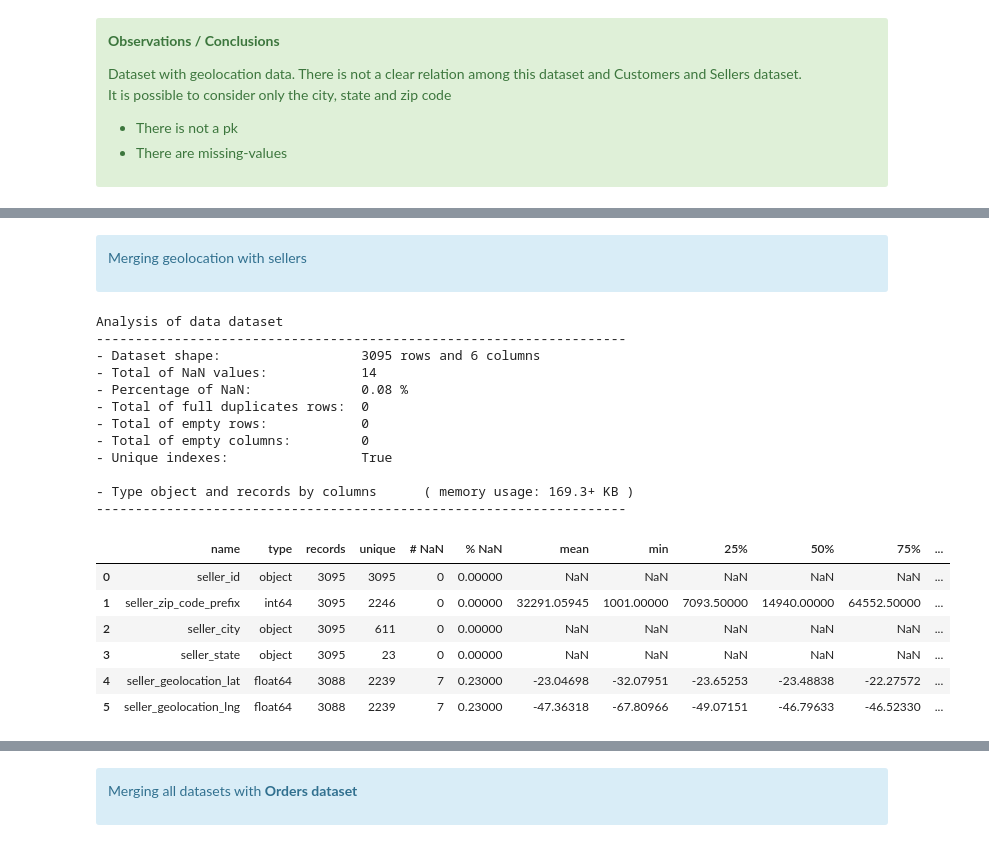
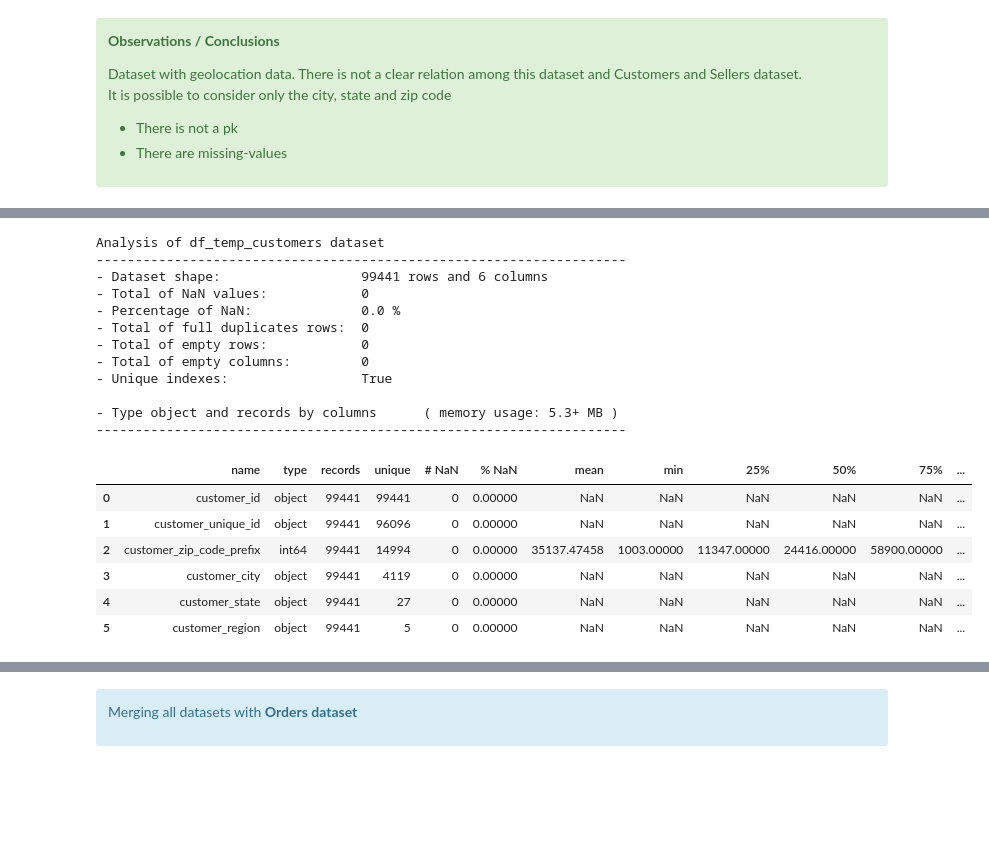
Before and after one commit to samirhinojosa/OC-P5-segment-customers-of-website, a Jupyter notebook: analysis_notebook.ipynb, the cells around one changed output, grey strips where cells are left out. Saved outputs shown, nothing was run; the diff lists cells and outputs as text; code cells hidden in the pictures; blank space fills up the shorter version.

```diff
--- a/analysis_notebook.ipynb
+++ b/analysis_notebook.ipynb
@@ -1128 +1054,4 @@ df_geolocation.drop_duplicates(subset=["geolocation_zip_code_prefix"], keep="fir
 </div>
+# %%
+df_customers["zip_code_in_geolocation"] = df_customers["customer_zip_code_prefix"].isin(df_geolocations["geolocation_zip_code_prefix"])
+df_customers[df_customers["zip_code_in_geolocation"] == False]
@@ -1128,0 +1077,4 @@ df_geolocation.drop_duplicates(subset=["geolocation_zip_code_prefix"], keep="fir
+# %%
+df_temp_geolocations = df_geolocations[["geolocation_state", "geolocation_region"]].copy()
+# %%
+df_temp_geolocations.drop_duplicates(subset=["geolocation_state"], keep="first", inplace=True)
@@ -1129,8 +1102,7 @@ df_geolocation.drop_duplicates(subset=["geolocation_zip_code_prefix"], keep="fir
 # %%
-df_temp_customers = df_customers.merge(right=df_geolocation[["geolocation_zip_code_prefix", "geolocation_lat", "geolocation_lng"]],
-                                      right_on="geolocation_zip_code_prefix", left_on="customer_zip_code_prefix", how="left")
+df_temp_customers = df_customers.merge(right=df_temp_geolocations[["geolocation_state", "geolocation_region"]],
+                                      right_on="geolocation_state", left_on="customer_state", how="left")
 
-df_temp_customers["customer_geolocation_lat"] = df_temp_customers["geolocation_lat"]
-df_temp_customers["customer_geolocation_lng"] = df_temp_customers["geolocation_lng"]
+df_temp_customers["customer_region"] = df_temp_customers["geolocation_region"]
 
-df_temp_customers.drop(columns=["geolocation_zip_code_prefix", "geolocation_lat", "geolocation_lng"], axis=1, inplace=True)
+df_temp_customers.drop(columns=["geolocation_state", "geolocation_region", "zip_code_in_geolocation"], axis=1, inplace=True)
@@ -1160,4 +1108,0 @@ Analysis of data dataset
-# %% [markdown]
-<div class="alert alert-block alert-info">
-    <p>Merging geolocation with sellers</p>
-</div>
@@ -1172,22 +1109,22 @@ df_temp_sellers.drop(columns=["geolocation_zip_code_prefix", "geolocation_lat",
-# %%
-df_analysis(df_temp_sellers, "data", type_analysis="complete")
-# %% [output]
-Analysis of data dataset
---------------------------------------------------------------------
-- Dataset shape:                  3095 rows and 6 columns
-- Total of NaN values:            14
-- Percentage of NaN:              0.08 %
-- Total of full duplicates rows:  0
-- Total of empty rows:            0
-- Total of empty columns:         0
-- Unique indexes:                 True
-
-- Type object and records by columns      ( memory usage: 169.3+ KB )
---------------------------------------------------------------------
-|  | name | type | records | unique | # NaN | % NaN | mean | min | 25% | 50% | 75% | ... |
-| 0 | seller_id | object | 3095 | 3095 | 0 | 0.00000 | NaN | NaN | NaN | NaN | NaN | ... |
-| 1 | seller_zip_code_prefix | int64 | 3095 | 2246 | 0 | 0.00000 | 32291.05945 | 1001.00000 | 7093.50000 | 14940.00000 | 64552.50000 | ... |
-| 2 | seller_city | object | 3095 | 611 | 0 | 0.00000 | NaN | NaN | NaN | NaN | NaN | ... |
-| 3 | seller_state | object | 3095 | 23 | 0 | 0.00000 | NaN | NaN | NaN | NaN | NaN | ... |
-| 4 | seller_geolocation_lat | float64 | 3088 | 2239 | 7 | 0.23000 | -23.04698 | -32.07951 | -23.65253 | -23.48838 | -22.27572 | ... |
-| 5 | seller_geolocation_lng | float64 | 3088 | 2239 | 7 | 0.23000 | -47.36318 | -67.80966 | -49.07151 | -46.79633 | -46.52330 | ... |
+# %%
+df_analysis(df_temp_customers, "df_temp_customers", type_analysis="complete")
+# %% [output]
+Analysis of df_temp_customers dataset
+--------------------------------------------------------------------
+- Dataset shape:                  99441 rows and 6 columns
+- Total of NaN values:            0
+- Percentage of NaN:              0.0 %
+- Total of full duplicates rows:  0
+- Total of empty rows:            0
+- Total of empty columns:         0
+- Unique indexes:                 True
+
+- Type object and records by columns      ( memory usage: 5.3+ MB )
+--------------------------------------------------------------------
+|  | name | type | records | unique | # NaN | % NaN | mean | min | 25% | 50% | 75% | ... |
+| 0 | customer_id | object | 99441 | 99441 | 0 | 0.00000 | NaN | NaN | NaN | NaN | NaN | ... |
+| 1 | customer_unique_id | object | 99441 | 96096 | 0 | 0.00000 | NaN | NaN | NaN | NaN | NaN | ... |
+| 2 | customer_zip_code_prefix | int64 | 99441 | 14994 | 0 | 0.00000 | 35137.47458 | 1003.00000 | 11347.00000 | 24416.00000 | 58900.00000 | ... |
+| 3 | customer_city | object | 99441 | 4119 | 0 | 0.00000 | NaN | NaN | NaN | NaN | NaN | ... |
+| 4 | customer_state | object | 99441 | 27 | 0 | 0.00000 | NaN | NaN | NaN | NaN | NaN | ... |
+| 5 | customer_region | object | 99441 | 5 | 0 | 0.00000 | NaN | NaN | NaN | NaN | NaN | ... |
```
Also changed, not shown: parts of 79 cells of this notebook, 2 other files.
